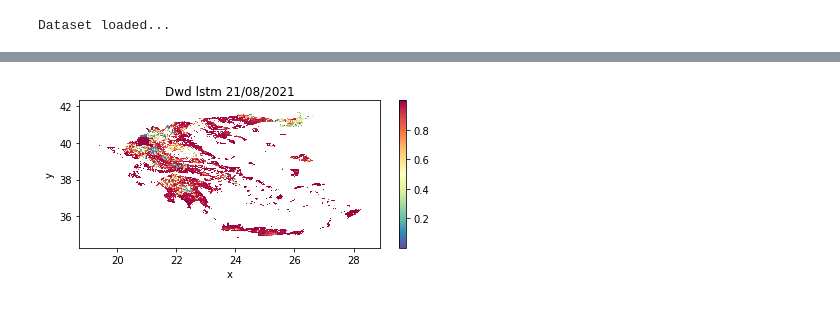
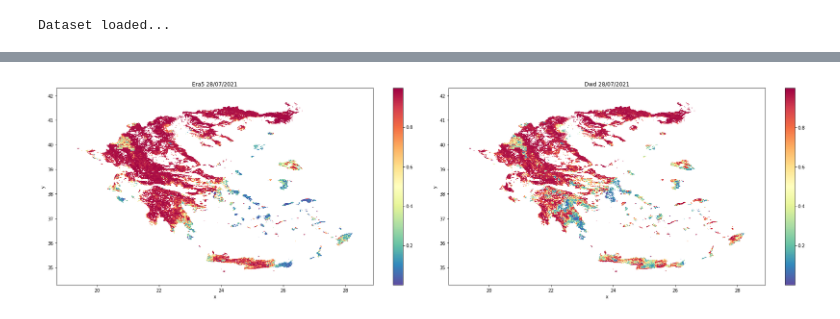
Before and after one commit to Luisdio1/observatory-internship, a Jupyter notebook: Plot_maps.ipynb, the cells around one changed output, grey strips where cells are left out. Cells and saved outputs as stored; diff of their text form; code cells hidden in the pictures.

Commit message:
Better plots

```diff
--- a/Plot_maps.ipynb
+++ b/Plot_maps.ipynb
@@ -532,9 +397,17 @@ plt.savefig('Plots/dwd_2021_08_21.png', dpi = 350)
-# %%
-ds = xr.open_dataset(Path.home() / 'hdd1/diogenis/observatory/Plots/dwd_2021_08_21_lstm.tif')
-ds = ds.to_array()
-ds.plot(cmap = "Spectral_r", aspect = 2, size = 3)
-plt.title('Dwd lstm 21/08/2021')
-plt.tight_layout()
-plt.savefig('Plots/dwd_2021_08_21_lstm.png', dpi = 350)
-# %% [output]
-[figure, removed]
+# %%
+ds_era5 = xr.open_dataset(Path.home() / 'hdd1/diogenis/observatory/Plots/era5_2021_07_28.tif')
+ds_era5 = ds_era5.to_array()
+ds_dwd = xr.open_dataset(Path.home() / 'hdd1/diogenis/observatory/Plots/dwd_2021_07_28.tif')
+ds_dwd = ds_dwd.to_array()
+
+fig, axes = plt.subplots(ncols=2, figsize = (25,7))
+
+ds_era5.plot(cmap = "Spectral_r", ax = axes[0])
+axes[0].set_title('Era5 28/07/2021')
+
+ds_dwd.plot(cmap = "Spectral_r", ax = axes[1])
+axes[1].set_title('Dwd 28/07/2021')
+
+plt.tight_layout()
+# %% [output]
+[figure, added]
```
Also changed, not shown: parts of 22 cells of this notebook.
